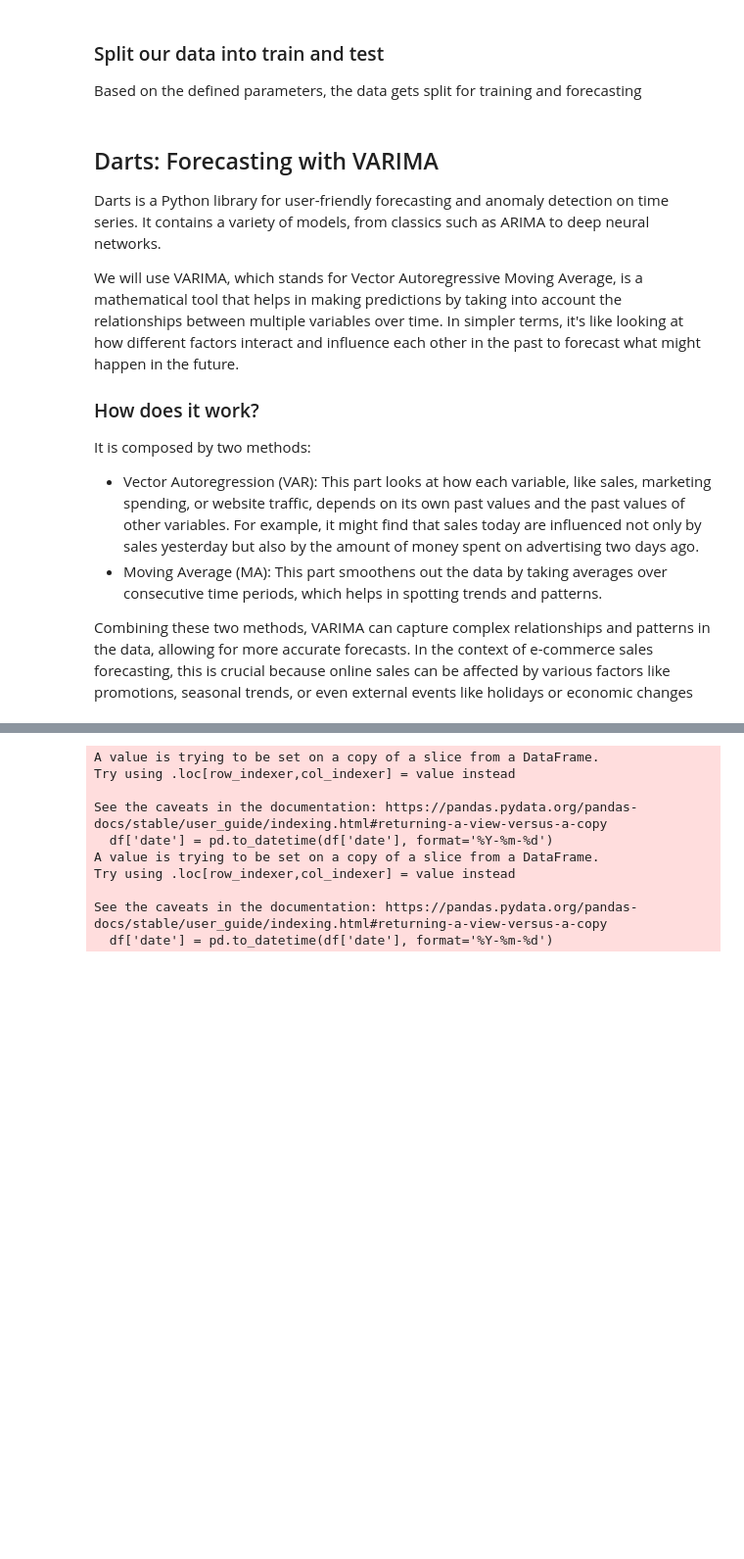
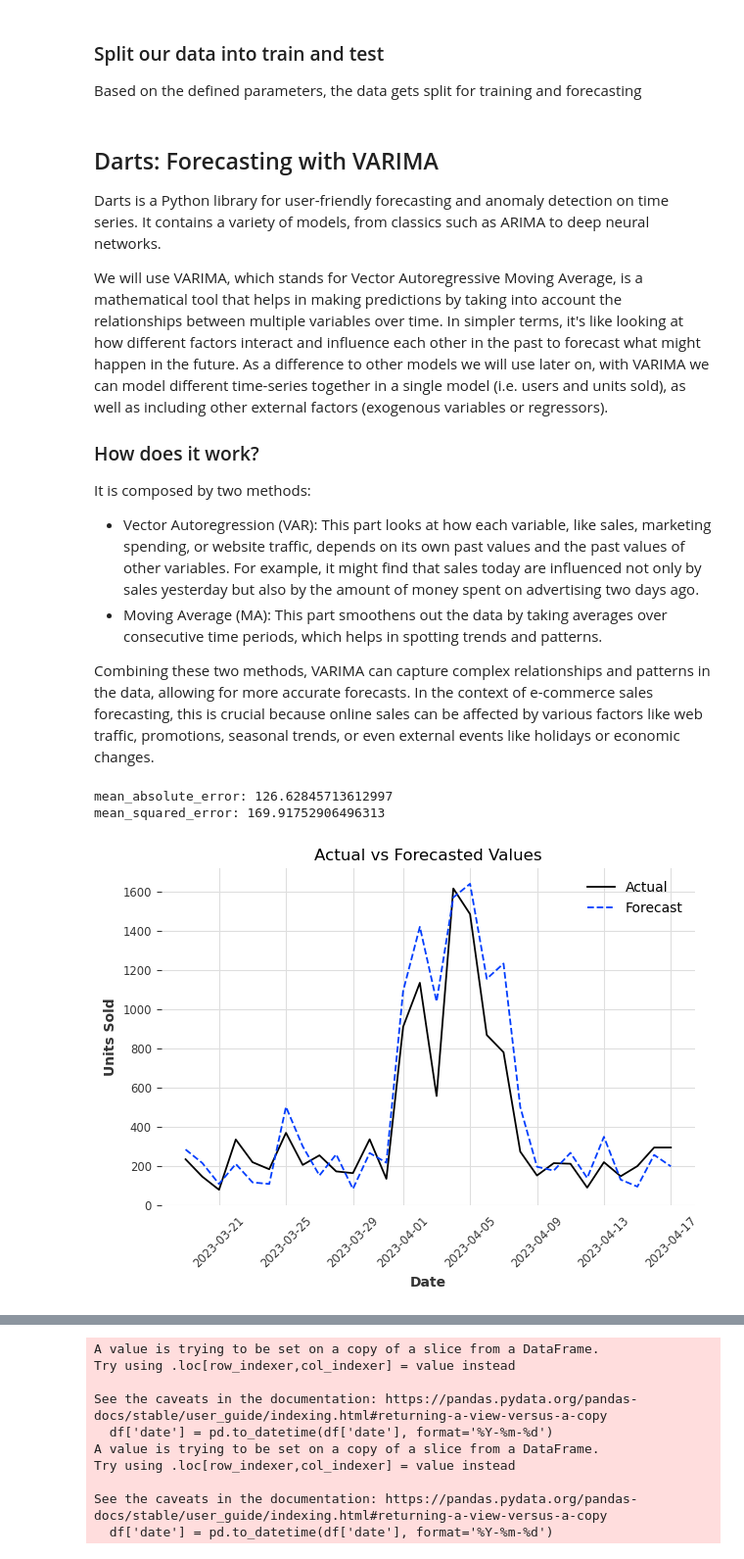
Before and after one commit to algerza/ecommerce_time_series_forecast, a Jupyter notebook: ecommerce_forecasting_three_models.ipynb, the cells around one changed output, grey strips where cells are left out. Shown at 98% size. Cells and saved outputs as stored; diff of their text form; code cells hidden in the pictures; blank space fills up the shorter version.

```diff
--- a/ecommerce_forecasting_three_models.ipynb
+++ b/ecommerce_forecasting_three_models.ipynb
@@ -120,18 +138,73 @@ data_test = data[(data['date'] < last_forecasting_date) & (data['date'] >= end_t
 
 Darts is a Python library for user-friendly forecasting and anomaly detection on time series. It contains a variety of models, from classics such as ARIMA to deep neural networks.
 
-We will use VARIMA, which stands for Vector Autoregressive Moving Average, is a mathematical tool that helps in making predictions by taking into account the relationships between multiple variables over time. In simpler terms, it's like looking at how different factors interact and influence each other in the past to forecast what might happen in the future.
+We will use VARIMA, which stands for Vector Autoregressive Moving Average, is a mathematical tool that helps in making predictions by taking into account the relationships between multiple variables over time. In simpler terms, it's like looking at how different factors interact and influence each other in the past to forecast what might happen in the future. As a difference to other models we will use later on, with VARIMA we can model different time-series together in a single model (i.e. users and units sold), as well as including other external factors (exogenous variables or regressors).
 
 ### How does it work?
 It is composed by two methods:
 - Vector Autoregression (VAR): This part looks at how each variable, like sales, marketing spending, or website traffic, depends on its own past values and the past values of other variables. For example, it might find that sales today are influenced not only by sales yesterday but also by the amount of money spent on advertising two days ago.
 - Moving Average (MA): This part smoothens out the data by taking averages over consecutive time periods, which helps in spotting trends and patterns.
 
-Combining these two methods, VARIMA can capture complex relationships and patterns in the data, allowing for more accurate forecasts. In the context of e-commerce sales forecasting, this is crucial because online sales can be affected by various factors like promotions, seasonal trends, or even external events like holidays or economic changes
+Combining these two methods, VARIMA can capture complex relationships and patterns in the data, allowing for more accurate forecasts. In the context of e-commerce sales forecasting, this is crucial because online sales can be affected by various factors like web traffic,  promotions, seasonal trends, or even external events like holidays or economic changes.
 # %%
 # Import libraries
 from darts.models import VARIMA
 from darts import TimeSeries
+# %%
+# Selecting relevant columns for analysis
+data_train_selected = data_train[['date', 'units_sold', 'users']]
+
+# Converting dataframe to a time series
+series = TimeSeries.from_dataframe(data_train_selected, 'date', ['units_sold', 'users'])
+
+# Since we want to be more accurate on our forecasts and explain what impacts our predictions,
+#   we include regressors or exogenous variables in the models
+future_cov = TimeSeries.from_dataframe(all_data, 'date', ['marketing_cost', 'is_campaign_period'])
+pred_cov = TimeSeries.from_dataframe(data_test, 'date', ['marketing_cost', 'is_campaign_period'])
+
+# Initializing the VARIMA model with trend
+model = VARIMA(trend = 'ct')
+
+# Fitting the VARIMA model
+model.fit(series, future_covariates = future_cov)
+
+# Generating predictions for the next 15 time points
+pred = model.predict(periods_to_predict, future_covariates = pred_cov)
+pred.values()
+
+# Extracting forecasted values for 'units_sold'
+forecast_values = pred.univariate_component('units_sold').values()
+
+# Extracting actual values for 'units_sold'
+actual_data = data_test.tail(periods_to_predict)['units_sold'].values
+
+# Calculating metrics to evaluate model performance
+mae_darts = mean_absolute_error(actual_data, forecast_values)
+rmse_darts = np.sqrt(mean_squared_error(actual_data, forecast_values))
+
+# Print results
+print("mean_absolute_error:", mae_darts)
+print("mean_squared_error:", rmse_darts)
+
+# Extracting dates for x-axis
+dates = pd.to_datetime(data_test.tail(periods_to_predict)['date'])
+
+# Plotting actual values
+plt.plot(dates, actual_data, label='Actual')
+
+# Plotting forecasted values
+plt.plot(dates, forecast_values, label='Forecast', linestyle='dashed')
+plt.xlabel('Date')
+plt.ylabel('Units Sold')
+plt.title('Actual vs Forecasted Values')
+plt.legend()
+plt.xticks(rotation=45)  # Rotate x-axis labels for better readability
+plt.tight_layout()  # Adjust layout to prevent overlapping labels
+plt.show()
+# %% [output]
+mean_absolute_error: 126.62845713612997
+mean_squared_error: 169.91752906496313
+[figure, added]
 # %%
 # Selecting relevant columns for analysis
 data_train_selected = data_train[['date', 'users', 'units_sold', 'sessions',
```
Also changed, not shown: parts of 9 cells of this notebook.
